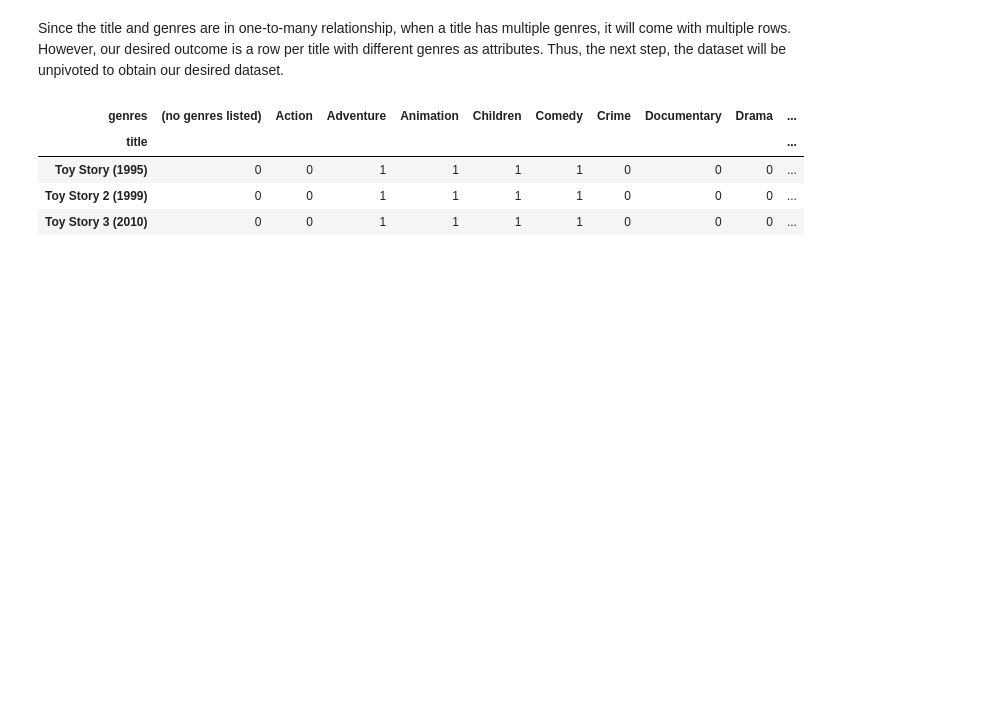
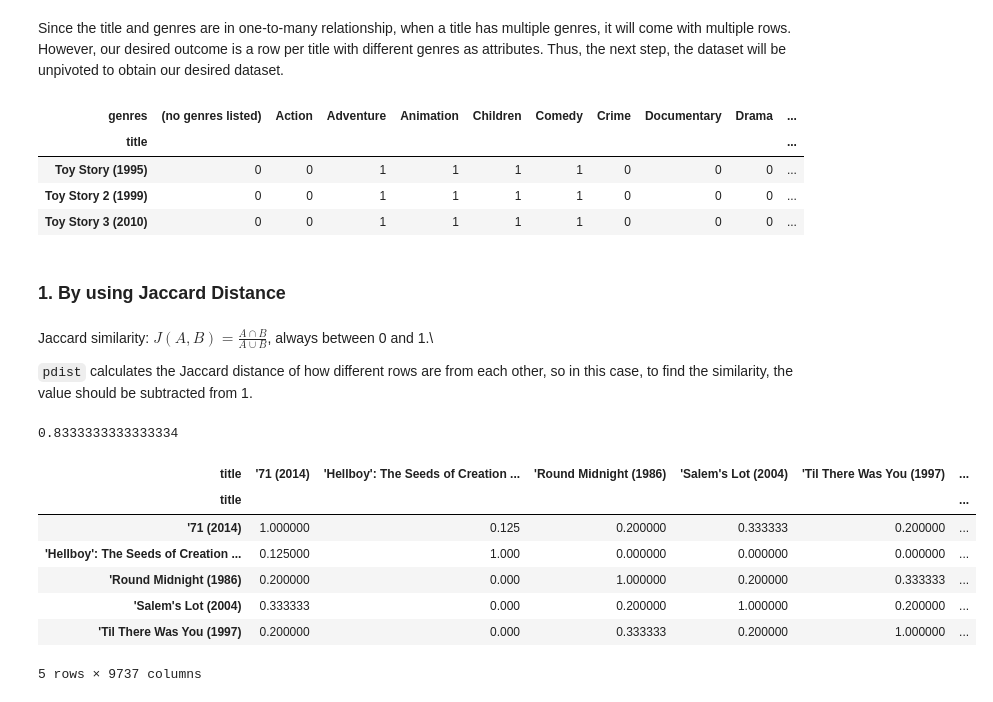
Before and after one commit to wswu001/Recommendation-Engine-for-Movies, a Jupyter notebook: Part2_content_based.ipynb, the cells around one changed output. Cells and saved outputs as stored; diff of their text form; code cells hidden in the pictures; blank space fills up the shorter version.

```diff
--- a/Part2_content_based.ipynb
+++ b/Part2_content_based.ipynb
@@ -101,3 +103,33 @@ movie_cross_table[movie_cross_table.index.isin([x for x in movie_cross_table.ind
 | Toy Story (1995) | 0 | 0 | 1 | 1 | 1 | 1 | 0 | 0 | 0 | ... |
 | Toy Story 2 (1999) | 0 | 0 | 1 | 1 | 1 | 1 | 0 | 0 | 0 | ... |
 | Toy Story 3 (2010) | 0 | 0 | 1 | 1 | 1 | 1 | 0 | 0 | 0 | ... |
+# %% [markdown]
+### 1. By using Jaccard Distance
+# %% [markdown]
+Jaccard similarity: $J(A,B) = \frac{A \cap B}{A \cup B}$, always between 0 and 1.\
+
+`pdist` calculates the Jaccard distance of how different rows are from each other, so in this case, to find the similarity, the value should be subtracted from 1.
+# %%
+jaccard_score(movie_cross_table.loc['Toy Story (1995)'].values, movie_cross_table.loc['Toy Story 3 (2010)'].values)
+# %% [output]
+0.8333333333333334
+# %%
+# Calculate all pairwise distances
+jaccard_distances = pdist(movie_cross_table.values, metric='jaccard')
+
+# Convert the distances to a square matrix
+jaccard_similarity_array = 1 - squareform(jaccard_distances)
+
+# Wrap the array in a dataframe
+jaccard_similarity_df = pd.DataFrame(jaccard_similarity_array, index = movie_cross_table.index, columns = movie_cross_table.index)
+
+jaccard_similarity_df.head()
+# %% [output]
+| title | '71 (2014) | 'Hellboy': The Seeds of Creation ... | 'Round Midnight (1986) | 'Salem's Lot (2004) | 'Til There Was You (1997) | ... |
+| title |  |  |  |  |  | ... |
+| '71 (2014) | 1.000000 | 0.125 | 0.200000 | 0.333333 | 0.200000 | ... |
+| 'Hellboy': The Seeds of Creation ... | 0.125000 | 1.000 | 0.000000 | 0.000000 | 0.000000 | ... |
+| 'Round Midnight (1986) | 0.200000 | 0.000 | 1.000000 | 0.200000 | 0.333333 | ... |
+| 'Salem's Lot (2004) | 0.333333 | 0.000 | 0.200000 | 1.000000 | 0.200000 | ... |
+| 'Til There Was You (1997) | 0.200000 | 0.000 | 0.333333 | 0.200000 | 1.000000 | ... |
+5 rows × 9737 columns
```
Also changed, not shown: parts of 2 cells of this notebook.
